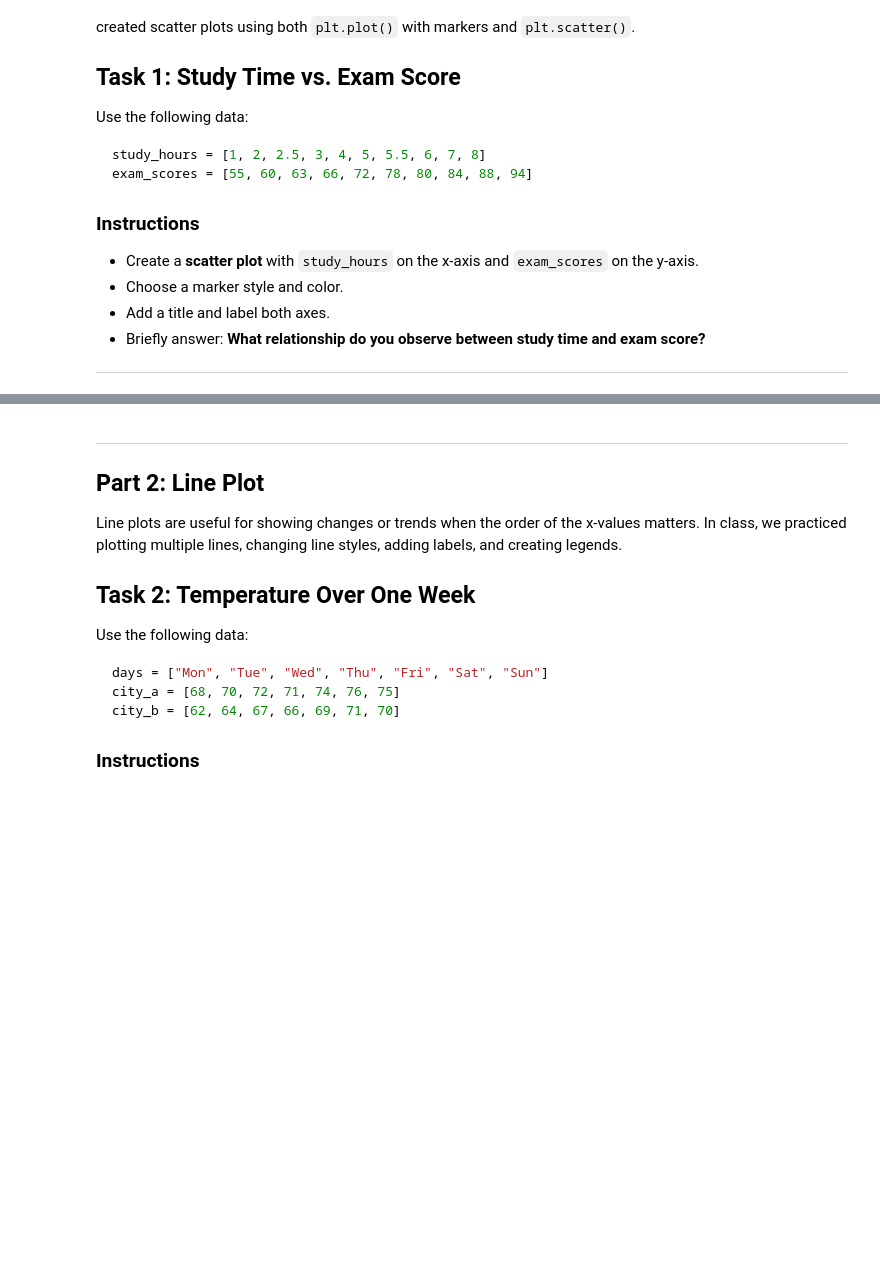
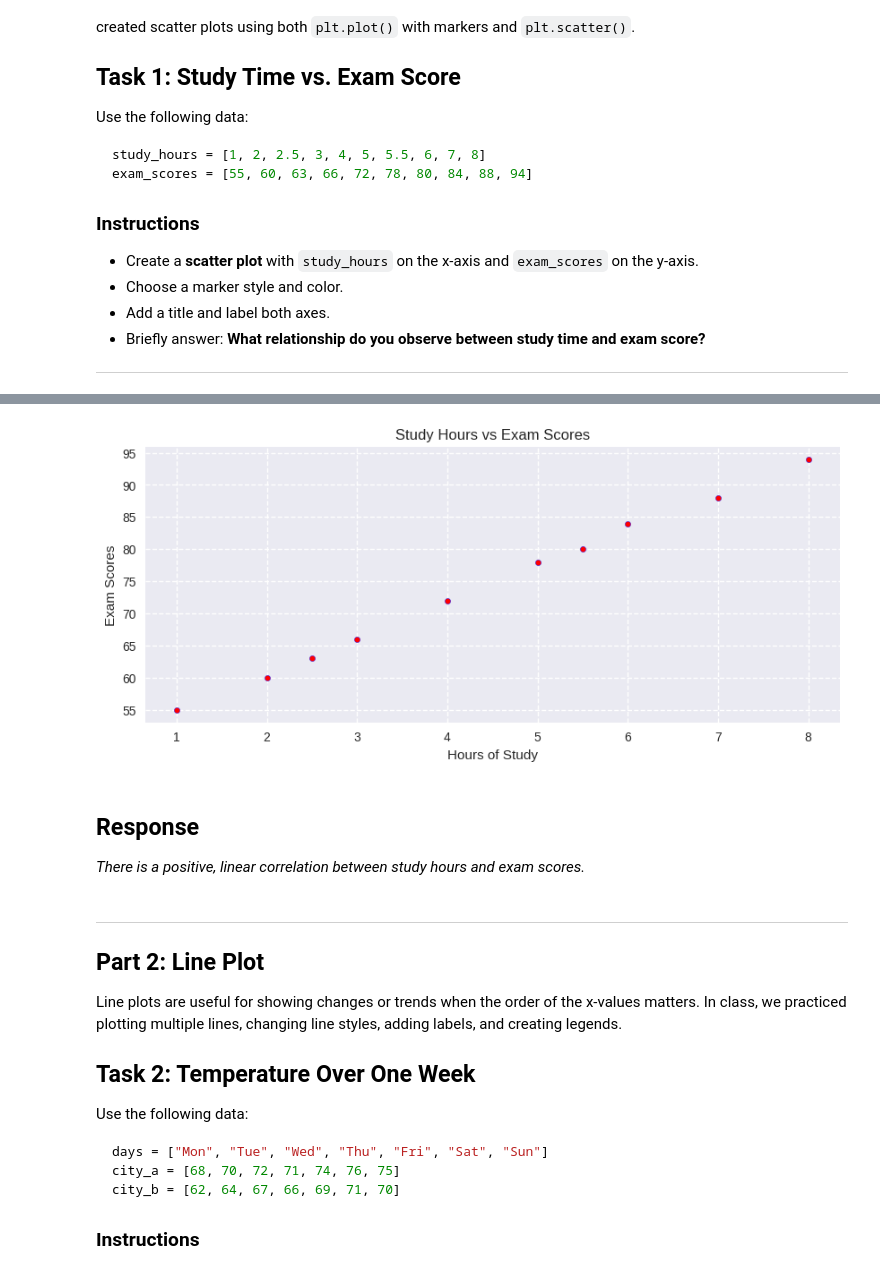
Before and after one commit to Alissa-Ouspen/data110_alissa, a Jupyter notebook: week3/Week3_Assign_ScatterLineBar_Alissa.ipynb, the cells around one changed output, grey strips where cells are left out. Drawn from its saved outputs; the diff is of its cells as text; code cells hidden in the pictures; blank space fills up the shorter version.

```diff
--- a/week3/Week3_Assign_ScatterLineBar_Alissa.ipynb
+++ b/week3/Week3_Assign_ScatterLineBar_Alissa.ipynb
@@ -10,6 +12,12 @@ In this assignment, you will practice three common data visualizations in Python
 The **bar graph section is the main part of this assignment**.
 
 ---
+# %%
+from matplotlib import pyplot as plt  # data visualization
+import numpy as np                    # numerical computations
+import pandas as pd                   # dataframes
+#plt.style.use("ggplot")
+plt.style.use("seaborn-v0_8")         # Sets the style for the plots
 # %% [markdown]
 ---
 ## Part 1: Scatter Plot
@@ -32,3 +40,8 @@ exam_scores = [55, 60, 63, 66, 72, 78, 80, 84, 88, 94]
 - Briefly answer: **What relationship do you observe between study time and exam score?**
 
 ---
+# %%
+study_hours = [1, 2, 2.5, 3, 4, 5, 5.5, 6, 7, 8]
+exam_scores = [55, 60, 63, 66, 72, 78, 80, 84, 88, 94]
+# do not need df
+#ll = [study_hours, exam_scores]  # this is a list of lists not DataFrame
@@ -35,3 +52,23 @@ exam_scores = [55, 60, 63, 66, 72, 78, 80, 84, 88, 94]
+# %%
+plt.figure(figsize=(10, 4))
+plt.scatter(study_hours, exam_scores,
+            color = "red",
+            marker = "o",
+            edgecolors = "blue",
+            s = 20     # size
+            #,alpha = 0.9   # trasparency
+            )
+# "d" = diamond, "o" = circle, "x"
+plt.xlabel("Hours of Study")
+plt.ylabel("Exam Scores")
+plt.title("Study Hours vs Exam Scores")
+plt.grid(True, linestyle = "--")
+plt.show()
+# %% [output]
+[figure, added]
+# %% [markdown]
+## Response
+*There is a positive, linear correlation between study hours and exam scores.*
 # %% [markdown]
 ---
 ## Part 2: Line Plot
```
Also changed, not shown: parts of 5 cells of this notebook.
